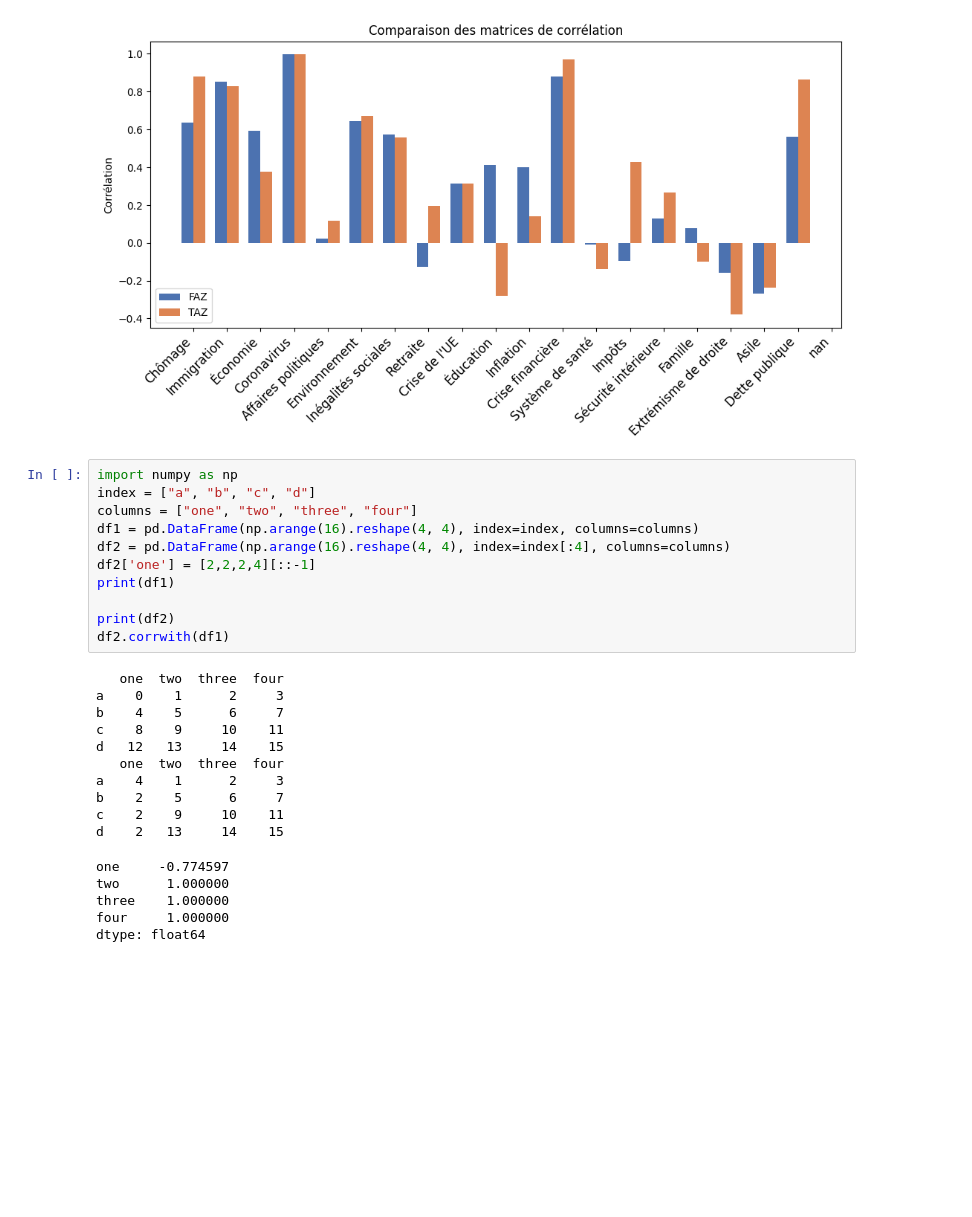
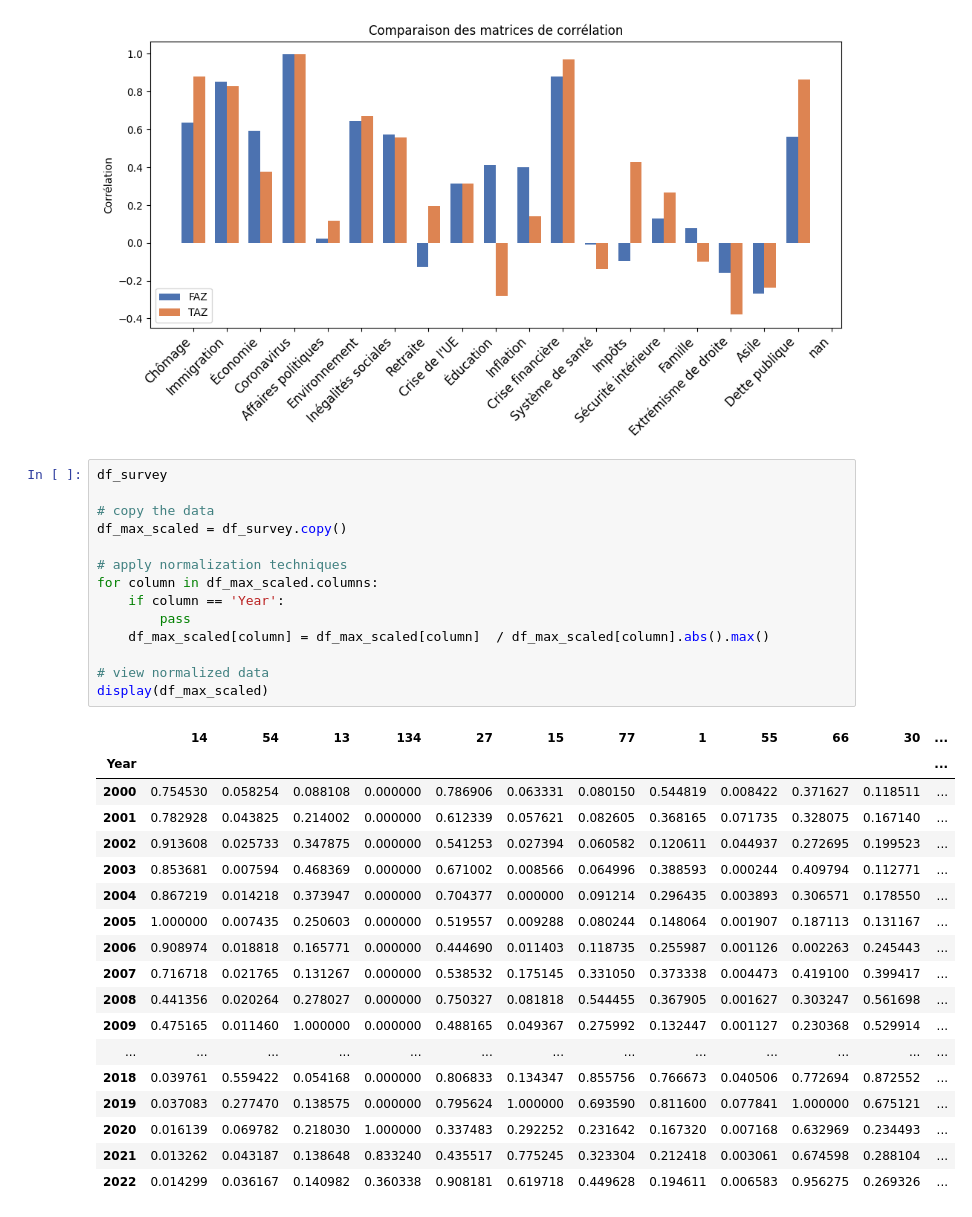
Before and after one commit to atg205/VoteMax, a Jupyter notebook: model_survey.ipynb, the cells around one changed output. Drawn from its saved outputs; the diff is of its cells as text; blank space fills up the shorter version.

```diff
--- a/model_survey.ipynb
+++ b/model_survey.ipynb
@@ -453,30 +303,36 @@ ax.legend()
 plt.show()
 # %% [output]
 [figure]
-# %%
-import numpy as np
-index = ["a", "b", "c", "d"]
-columns = ["one", "two", "three", "four"]
-df1 = pd.DataFrame(np.arange(16).reshape(4, 4), index=index, columns=columns)
-df2 = pd.DataFrame(np.arange(16).reshape(4, 4), index=index[:4], columns=columns)
-df2['one'] = [2,2,2,4][::-1]
-print(df1)
-
-print(df2)
-df2.corrwith(df1)
-# %% [output]
-   one  two  three  four
-a    0    1      2     3
-b    4    5      6     7
-c    8    9     10    11
-d   12   13     14    15
-   one  two  three  four
-a    4    1      2     3
-b    2    5      6     7
-c    2    9     10    11
-d    2   13     14    15
-one     -0.774597
-two      1.000000
-three    1.000000
-four     1.000000
-dtype: float64
+# %%
+df_survey
+
+# copy the data
+df_max_scaled = df_survey.copy()
+
+# apply normalization techniques
+for column in df_max_scaled.columns:
+    if column == 'Year':
+        pass
+    df_max_scaled[column] = df_max_scaled[column]  / df_max_scaled[column].abs().max()
+
+# view normalized data
+display(df_max_scaled)
+# %% [output]
+|  | 14 | 54 | 13 | 134 | 27 | 15 | 77 | 1 | 55 | 66 | 30 | ... |
+| Year |  |  |  |  |  |  |  |  |  |  |  | ... |
+| 2000 | 0.754530 | 0.058254 | 0.088108 | 0.000000 | 0.786906 | 0.063331 | 0.080150 | 0.544819 | 0.008422 | 0.371627 | 0.118511 | ... |
+| 2001 | 0.782928 | 0.043825 | 0.214002 | 0.000000 | 0.612339 | 0.057621 | 0.082605 | 0.368165 | 0.071735 | 0.328075 | 0.167140 | ... |
+| 2002 | 0.913608 | 0.025733 | 0.347875 | 0.000000 | 0.541253 | 0.027394 | 0.060582 | 0.120611 | 0.044937 | 0.272695 | 0.199523 | ... |
+| 2003 | 0.853681 | 0.007594 | 0.468369 | 0.000000 | 0.671002 | 0.008566 | 0.064996 | 0.388593 | 0.000244 | 0.409794 | 0.112771 | ... |
+| 2004 | 0.867219 | 0.014218 | 0.373947 | 0.000000 | 0.704377 | 0.000000 | 0.091214 | 0.296435 | 0.003893 | 0.306571 | 0.178550 | ... |
+| 2005 | 1.000000 | 0.007435 | 0.250603 | 0.000000 | 0.519557 | 0.009288 | 0.080244 | 0.148064 | 0.001907 | 0.187113 | 0.131167 | ... |
+| 2006 | 0.908974 | 0.018818 | 0.165771 | 0.000000 | 0.444690 | 0.011403 | 0.118735 | 0.255987 | 0.001126 | 0.002263 | 0.245443 | ... |
+| 2007 | 0.716718 | 0.021765 | 0.131267 | 0.000000 | 0.538532 | 0.175145 | 0.331050 | 0.373338 | 0.004473 | 0.419100 | 0.399417 | ... |
+| 2008 | 0.441356 | 0.020264 | 0.278027 | 0.000000 | 0.750327 | 0.081818 | 0.544455 | 0.367905 | 0.001627 | 0.303247 | 0.561698 | ... |
+| 2009 | 0.475165 | 0.011460 | 1.000000 | 0.000000 | 0.488165 | 0.049367 | 0.275992 | 0.132447 | 0.001127 | 0.230368 | 0.529914 | ... |
+| ... | ... | ... | ... | ... | ... | ... | ... | ... | ... | ... | ... | ... |
+| 2018 | 0.039761 | 0.559422 | 0.054168 | 0.000000 | 0.806833 | 0.134347 | 0.855756 | 0.766673 | 0.040506 | 0.772694 | 0.872552 | ... |
+| 2019 | 0.037083 | 0.277470 | 0.138575 | 0.000000 | 0.795624 | 1.000000 | 0.693590 | 0.811600 | 0.077841 | 1.000000 | 0.675121 | ... |
+| 2020 | 0.016139 | 0.069782 | 0.218030 | 1.000000 | 0.337483 | 0.292252 | 0.231642 | 0.167320 | 0.007168 | 0.632969 | 0.234493 | ... |
+| 2021 | 0.013262 | 0.043187 | 0.138648 | 0.833240 | 0.435517 | 0.775245 | 0.323304 | 0.212418 | 0.003061 | 0.674598 | 0.288104 | ... |
+| 2022 | 0.014299 | 0.036167 | 0.140982 | 0.360338 | 0.908181 | 0.619718 | 0.449628 | 0.194611 | 0.006583 | 0.956275 | 0.269326 | ... |
```
Also changed, not shown: parts of 4 cells of this notebook, 2 other files.
